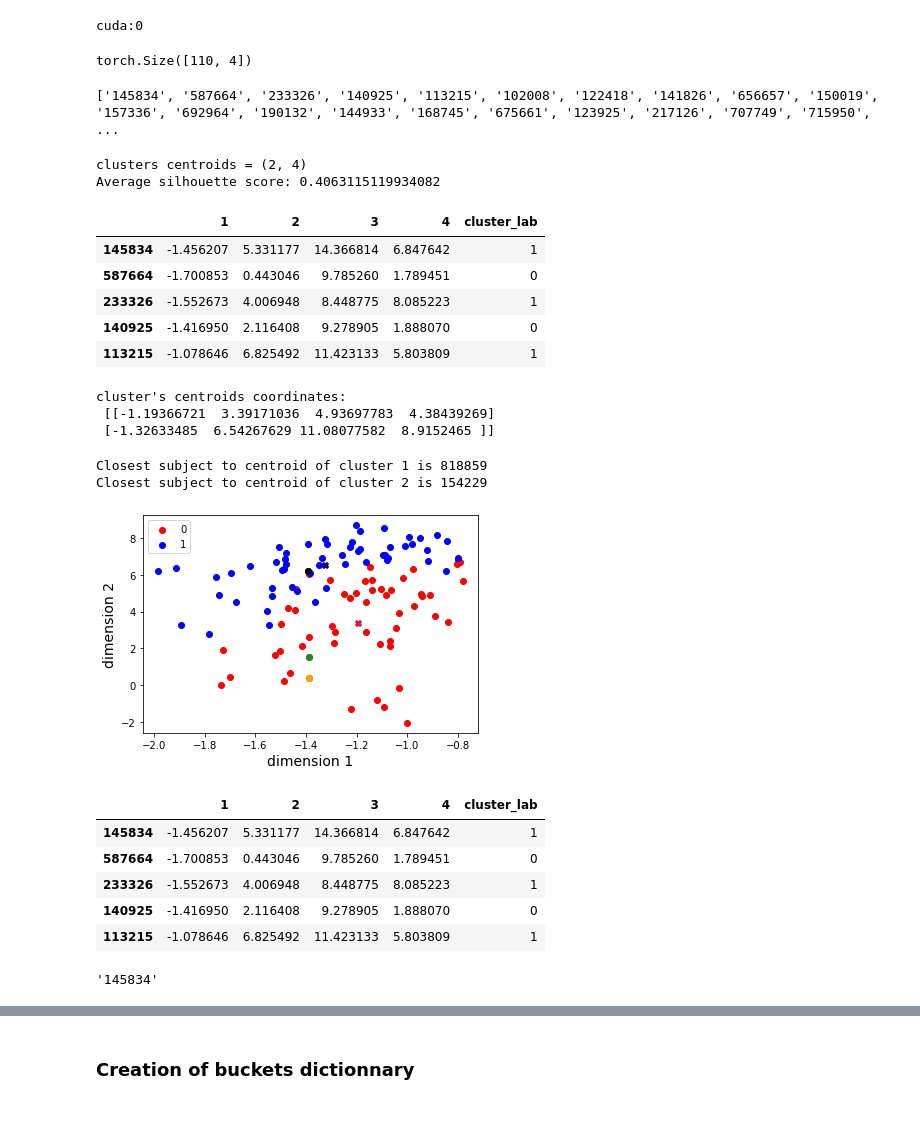
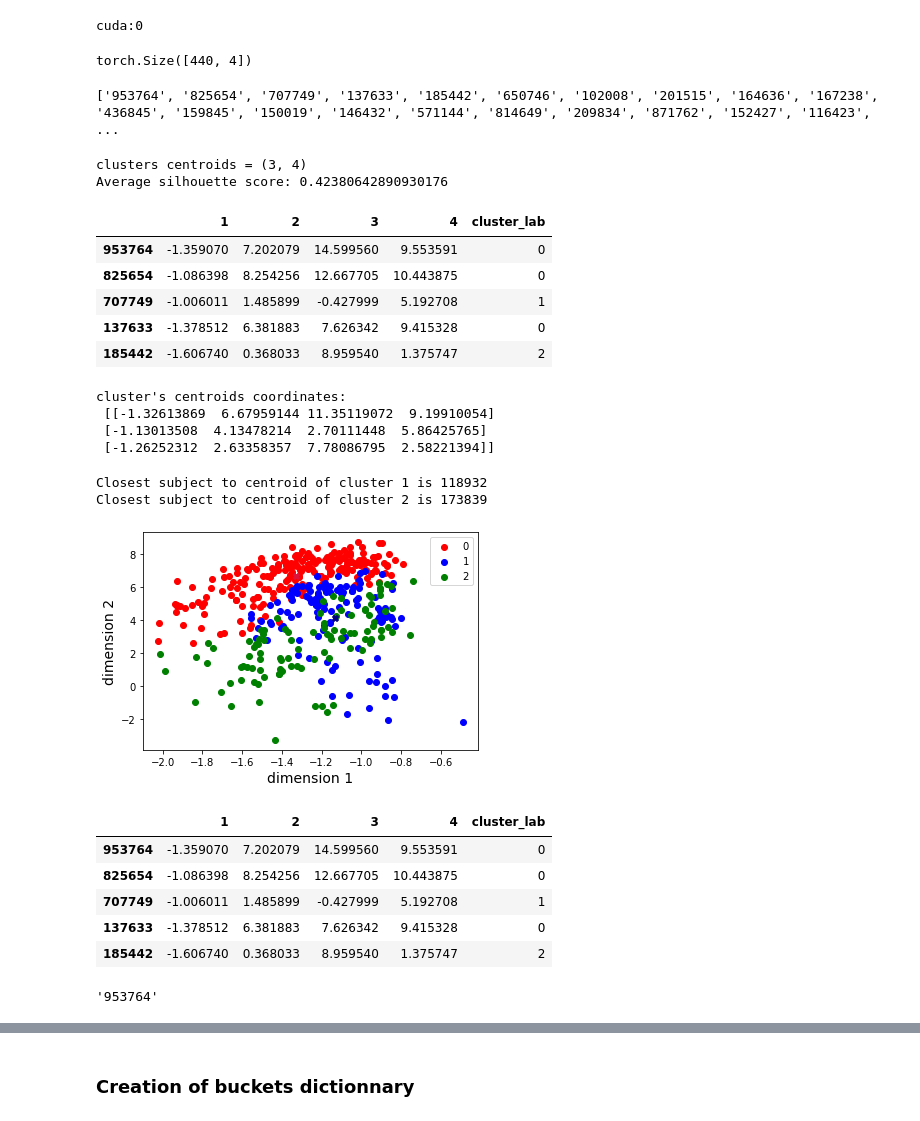
Before and after one commit to neurospin-projects/2021_jchavas_lguillon_deepcingulate, a Jupyter notebook: SimCLR/deep_folding_ma_visu.ipynb, the cells around one changed output, grey strips where cells are left out. Cells and saved outputs as stored; diff of their text form; code cells hidden in the pictures.

```diff
--- a/SimCLR/deep_folding_ma_visu.ipynb
+++ b/SimCLR/deep_folding_ma_visu.ipynb
@@ -90,27 +90,27 @@ cuda:0
 # %%
 # We load the mebeddings
 result_dir = '/host/volatile/jc225751/Runs/28_cingulate_back_to_2mm/Output/t-0.1/n-004_o-4'
-val_embeddings_file = f"{result_dir}/val_embeddings.pt"
+val_embeddings_file = f"{result_dir}/train_embeddings.pt"
 embeddings = torch.load(val_embeddings_file)
 print(embeddings.shape)
 # %% [output]
-torch.Size([110, 4])
+torch.Size([440, 4])
 # %%
 # We load the labels
-with open(f"{result_dir}/val_filenames.json", 'r') as f:
+with open(f"{result_dir}/train_filenames.json", 'r') as f:
     labels = json.load(f)
 print(labels)
 # %% [output]
-['145834', '587664', '233326', '140925', '113215', '102008', '122418', '141826', '656657', '150019', '157336', '692964', '190132', '144933', '168745', '675661', '123925', '217126', '707749', '715950', ...
+['953764', '825654', '707749', '137633', '185442', '650746', '102008', '201515', '164636', '167238', '436845', '159845', '150019', '146432', '571144', '814649', '209834', '871762', '152427', '116423', ...
 # %%
-kmeans = KMeans(n_clusters=2, random_state=0).fit(embeddings)
+kmeans = KMeans(n_clusters=3, random_state=0).fit(embeddings)
 cluster_labels = kmeans.labels_
 clusters_centroids = kmeans.cluster_centers_
 print(f"clusters centroids = {clusters_centroids.shape}")
 print(f"Average silhouette score: {metrics.silhouette_score(embeddings, cluster_labels)}")
 # %% [output]
-clusters centroids = (2, 4)
-Average silhouette score: 0.4063115119934082
+clusters centroids = (3, 4)
+Average silhouette score: 0.42380642890930176
 # %%
 dstrb_sub = pd.DataFrame(embeddings.numpy(), index=labels, columns=[1, 2, 3, 4])
 dstrb_sub['cluster_lab'] = cluster_labels
@@ -118,67 +118,65 @@ dstrb_sub['cluster_lab'] = cluster_labels
 dstrb_sub.head()
 # %% [output]
 |  | 1 | 2 | 3 | 4 | cluster_lab |
-| 145834 | -1.456207 | 5.331177 | 14.366814 | 6.847642 | 1 |
-| 587664 | -1.700853 | 0.443046 | 9.785260 | 1.789451 | 0 |
-| 233326 | -1.552673 | 4.006948 | 8.448775 | 8.085223 | 1 |
-| 140925 | -1.416950 | 2.116408 | 9.278905 | 1.888070 | 0 |
-| 113215 | -1.078646 | 6.825492 | 11.423133 | 5.803809 | 1 |
+| 953764 | -1.359070 | 7.202079 | 14.599560 | 9.553591 | 0 |
+| 825654 | -1.086398 | 8.254256 | 12.667705 | 10.443875 | 0 |
+| 707749 | -1.006011 | 1.485899 | -0.427999 | 5.192708 | 1 |
+| 137633 | -1.378512 | 6.381883 | 7.626342 | 9.415328 | 0 |
+| 185442 | -1.606740 | 0.368033 | 8.959540 | 1.375747 | 2 |
 # %%
 clusters_centroids = kmeans.cluster_centers_
 print(f"cluster's centroids coordinates: \n {clusters_centroids}")
 # %% [output]
 cluster's centroids coordinates:
- [[-1.19366721  3.39171036  4.93697783  4.38439269]
- [-1.32633485  6.54267629 11.08077582  8.9152465 ]]
+ [[-1.32613869  6.67959144 11.35119072  9.19910054]
+ [-1.13013508  4.13478214  2.70111448  5.86425765]
+ [-1.26252312  2.63358357  7.78086795  2.58221394]]
 # %%
-central_1= closest_distance(clusters_centroids[1], dstrb_sub.drop(['cluster_lab'], axis=1))
+central_1= closest_distance(clusters_centroids[0], dstrb_sub.drop(['cluster_lab'], axis=1))
 print(f"Closest subject to centroid of cluster 1 is {central_1}")
-central_2 = closest_distance(clusters_centroids[0], dstrb_sub.drop(['cluster_lab'], axis=1))
+central_2 = closest_distance(clusters_centroids[1], dstrb_sub.drop(['cluster_lab'], axis=1))
 print(f"Closest subject to centroid of cluster 2 is {central_2}")
 # %% [output]
-Closest subject to centroid of cluster 1 is 818859
-Closest subject to centroid of cluster 2 is 154229
+Closest subject to centroid of cluster 1 is 118932
+Closest subject to centroid of cluster 2 is 173839
 # %%
 arr = np.array([np.array([dstrb_sub[k][i] for k in dstrb_sub.columns[0:2]]) for i in range(len(dstrb_sub))])
 
-color_dict = {0: 'red', 1:'blue'}
+color_dict = {0: 'red', 1:'blue', 2:'green'}
 fig, ax = plt.subplots()
 
 for g in np.unique([dstrb_sub.cluster_lab]):
     ix = np.where(dstrb_sub.cluster_lab == g)
     x = [arr[ix][k][0] for k in range(len(ix[0]))]
     y = [arr[ix][k][1] for k in range(len(ix[0]))]
     if g =='benchmark':
         g_lab = 'benchmark asymmetry'
     else:
         g_lab=g
     ax.scatter(x, y, c = color_dict[g], label = g_lab)
 
 ax.scatter(clusters_centroids[0][0], clusters_centroids[0][1], color='crimson', marker='X')
 ax.scatter(clusters_centroids[1][0], clusters_centroids[1][1], color='navy', marker='X')
-ax.scatter(dstrb_sub[1]['113316'], dstrb_sub[2]['113316'], color='orange')
-ax.scatter(dstrb_sub[1]['144125'], dstrb_sub[2]['144125'], color='forestgreen')
-ax.scatter(dstrb_sub[1]['217126'], dstrb_sub[2]['217126'], color='black')
 
 plt.xlabel(f'dimension 1', fontsize=14)
 plt.ylabel(f'dimension 2', fontsize=14)
 plt.legend()
 plt.show()
 # %% [output]
-[figure, old version]
+[figure, new version]
 # %%
 dstrb_sub.head()
 # %% [output]
 |  | 1 | 2 | 3 | 4 | cluster_lab |
-| 145834 | -1.456207 | 5.331177 | 14.366814 | 6.847642 | 1 |
-| 587664 | -1.700853 | 0.443046 | 9.785260 | 1.789451 | 0 |
-| 233326 | -1.552673 | 4.006948 | 8.448775 | 8.085223 | 1 |
-| 140925 | -1.416950 | 2.116408 | 9.278905 | 1.888070 | 0 |
-| 113215 | -1.078646 | 6.825492 | 11.423133 | 5.803809 | 1 |
+| 953764 | -1.359070 | 7.202079 | 14.599560 | 9.553591 | 0 |
+| 825654 | -1.086398 | 8.254256 | 12.667705 | 10.443875 | 0 |
+| 707749 | -1.006011 | 1.485899 | -0.427999 | 5.192708 | 1 |
+| 137633 | -1.378512 | 6.381883 | 7.626342 | 9.415328 | 0 |
+| 185442 | -1.606740 | 0.368033 | 8.959540 | 1.375747 | 2 |
 # %%
 dstrb_sub.index[0]
 # %% [output]
-'145834'
+'953764'
 # %%
 arr = np.array([np.array([dstrb_sub[k][i] for k in dstrb_sub.columns[2:4]]) for i in range(len(dstrb_sub))])
 
```
Also changed, not shown: parts of 23 cells of this notebook, 3 other files.
